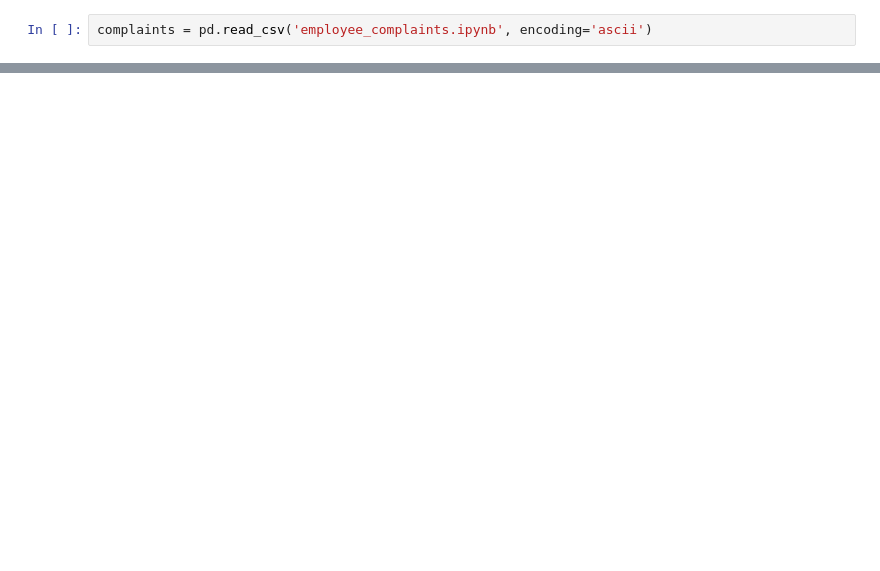
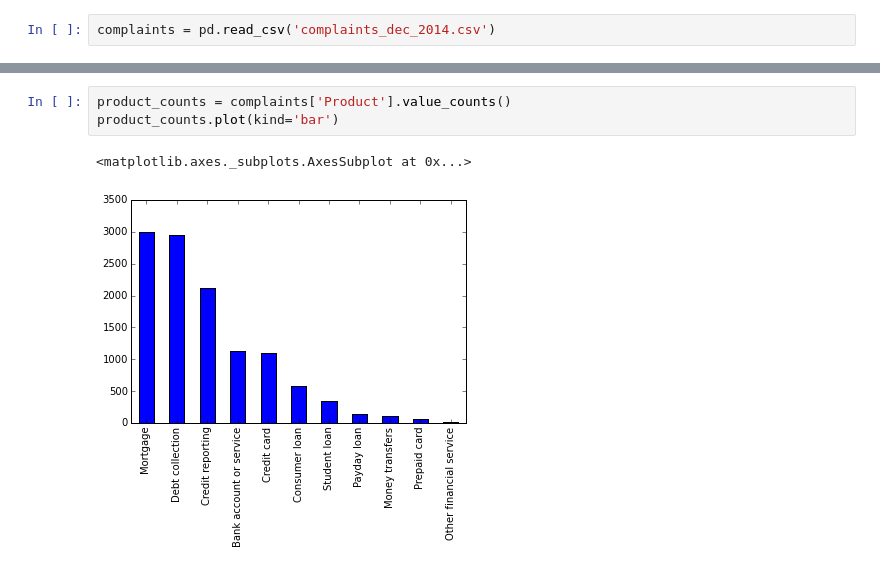
Before and after one commit to powder-river/complaints_with_pandas, a Jupyter notebook: employee_complaints.ipynb, the cells around one changed output, grey strips where cells are left out. Saved outputs shown, nothing was run; the diff lists cells and outputs as text; blank space fills up the shorter version.

```diff
--- a/employee_complaints.ipynb
+++ b/employee_complaints.ipynb
@@ -3,2 +7,2 @@ import pandas as pd
 # %%
-complaints = pd.read_csv('employee_complaints.ipynb', encoding='ascii')
+complaints = pd.read_csv('complaints_dec_2014.csv')
@@ -10,0 +9,6 @@ ascii/unknown
+# %%
+product_counts = complaints['Product'].value_counts()
+product_counts.plot(kind='bar')
+# %% [output]
+<matplotlib.axes._subplots.AxesSubplot at 0x...>
+[figure, added]
```
Also changed, not shown: parts of 6 cells of this notebook.
